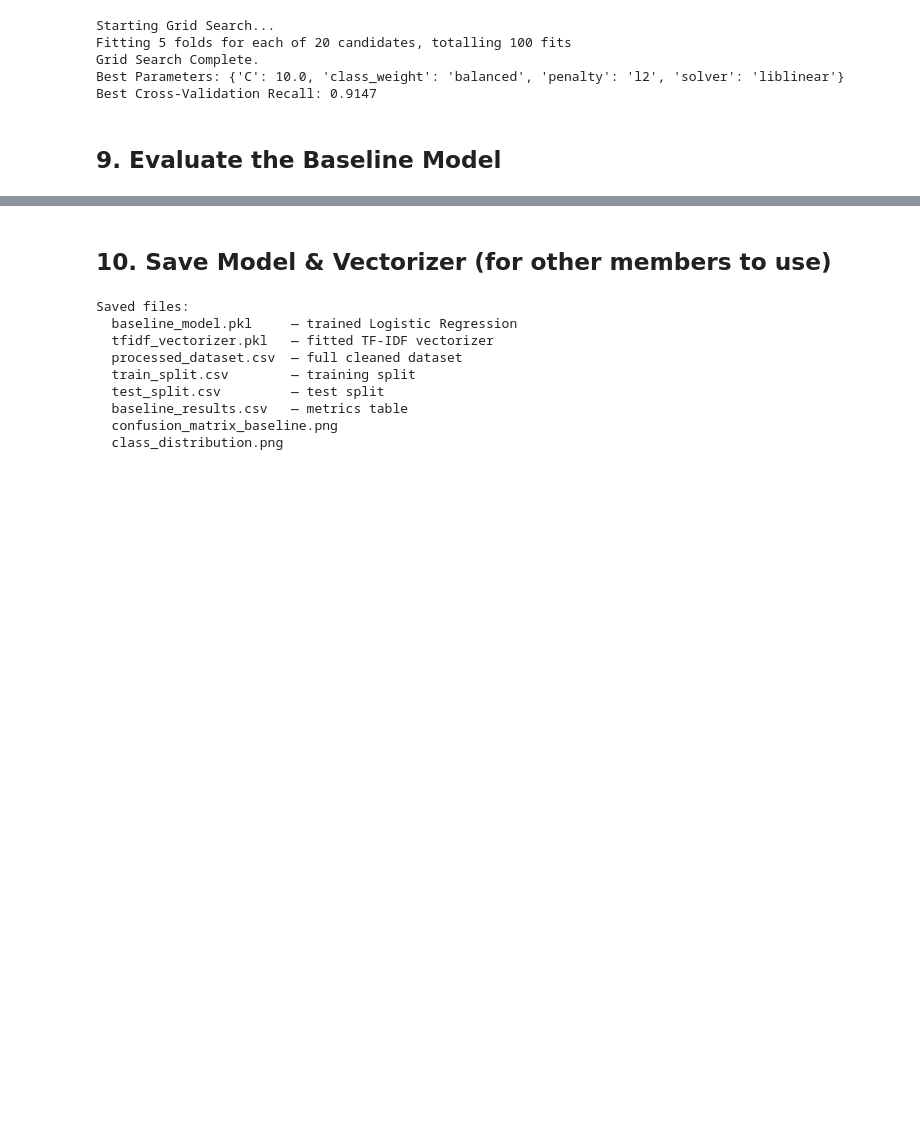
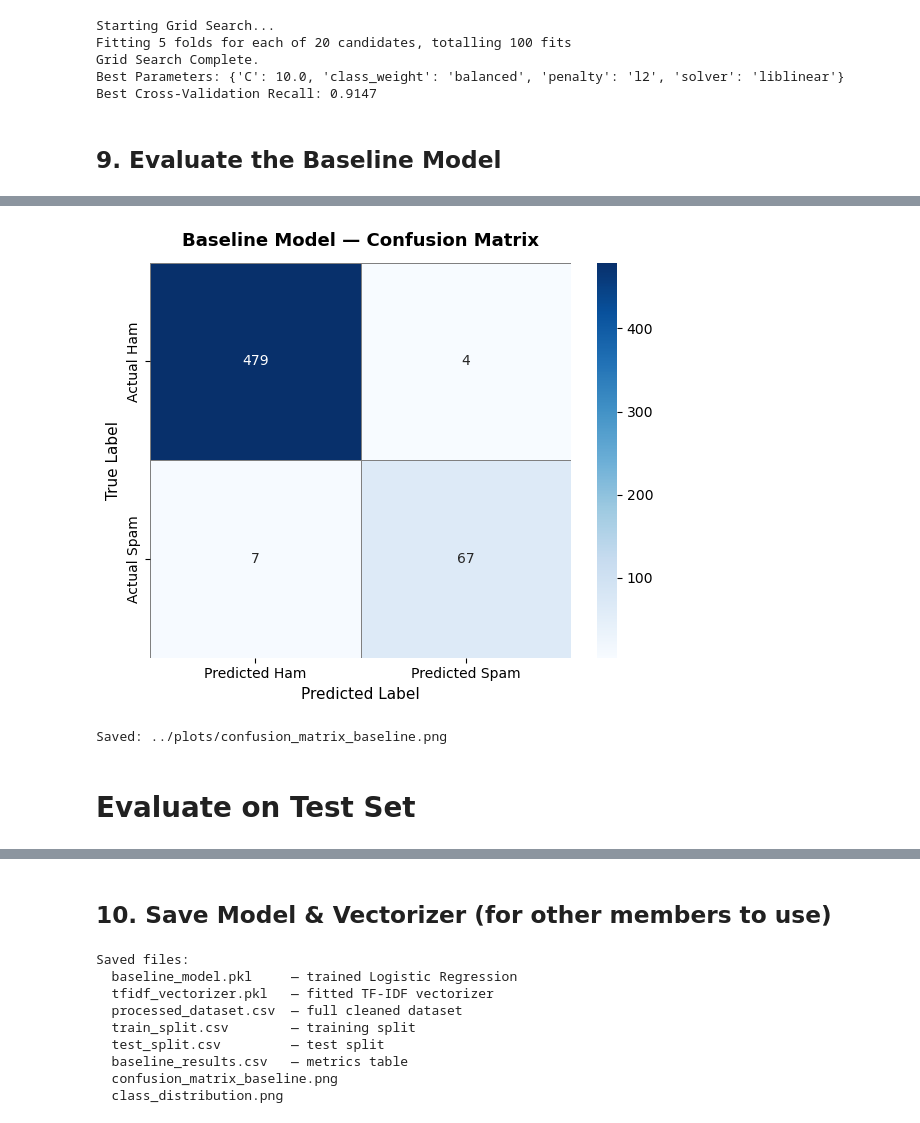
Before and after one commit to sayfeldinn/sms-spam-adversarial-attacks, a Jupyter notebook: notebooks/member1_data_baseline.ipynb, the cells around one changed output, grey strips where cells are left out. Saved outputs shown, nothing was run; the diff lists cells and outputs as text; code cells hidden in the pictures; blank space fills up the shorter version.

Commit message:
made a train test val split to check for overfitting and there is no over fitting

```diff
--- a/notebooks/member1_data_baseline.ipynb
+++ b/notebooks/member1_data_baseline.ipynb
@@ -208,10 +216,12 @@ vectorizer = TfidfVectorizer(
 )
 
 X_train_tfidf = vectorizer.fit_transform(X_train)
+X_val_tfidf = vectorizer.transform(X_val)
 X_test_tfidf  = vectorizer.transform(X_test)
 
 print('TF-IDF feature matrix shape:')
 print(f'  Train: {X_train_tfidf.shape}')
+print(f'  Validation: {X_val_tfidf.shape}')
 print(f'  Test : {X_test_tfidf.shape}')
 # %% [output]
 TF-IDF feature matrix shape:
@@ -264,3 +275,24 @@ Best Parameters: {'C': 10.0, 'class_weight': 'balanced', 'penalty': 'l2', 'solve
 Best Cross-Validation Recall: 0.9147
 # %% [markdown]
 ## 9. Evaluate the Baseline Model
+# %%
+# Predictions
+y_pred = best_clf.predict(X_val_tfidf)
+
+# Metrics
+accuracy  = accuracy_score(y_val, y_pred)
+precision = precision_score(y_val, y_pred)
+recall    = recall_score(y_val, y_pred)
+f1        = f1_score(y_val, y_pred)
+
+print('=' * 45)
+print('       BASELINE MODEL — EVALUATION RESULTS')
+print('=' * 45)
+print(f'  Accuracy  : {accuracy:.4f}  ({accuracy*100:.2f}%)')
+print(f'  Precision : {precision:.4f}')
+print(f'  Recall    : {recall:.4f}')
+print(f'  F1-Score  : {f1:.4f}')
+print('=' * 45)
+print()
+print('Full Classification Report:')
+print(classification_report(y_val, y_pred, target_names=['Ham', 'Spam']))
@@ -267,3 +318,25 @@ Best Cross-Validation Recall: 0.9147
+# %%
+# Confusion Matrix
+cm = confusion_matrix(y_val, y_pred)
+
+fig, ax = plt.subplots(figsize=(6, 5))
+sns.heatmap(cm, annot=True, fmt='d', cmap='Blues',
+            xticklabels=['Predicted Ham', 'Predicted Spam'],
+            yticklabels=['Actual Ham', 'Actual Spam'],
+            ax=ax, linewidths=0.5, linecolor='gray')
+ax.set_title('Baseline Model — Confusion Matrix', fontsize=13, fontweight='bold', pad=12)
+ax.set_ylabel('True Label', fontsize=11)
+ax.set_xlabel('Predicted Label', fontsize=11)
+
+plt.tight_layout()
+plt.savefig('../plots/confusion_matrix_baseline.png', dpi=150, bbox_inches='tight')
+plt.show()
+print('Saved: ../plots/confusion_matrix_baseline.png')
+# %% [output]
+[figure, added]
+Saved: ../plots/confusion_matrix_baseline.png
+# %% [markdown]
+# Evaluate on Test Set
 # %%
 # Predictions
 y_pred = best_clf.predict(X_test_tfidf)
```
Also changed, not shown: parts of 6 cells of this notebook, 3 other files.
